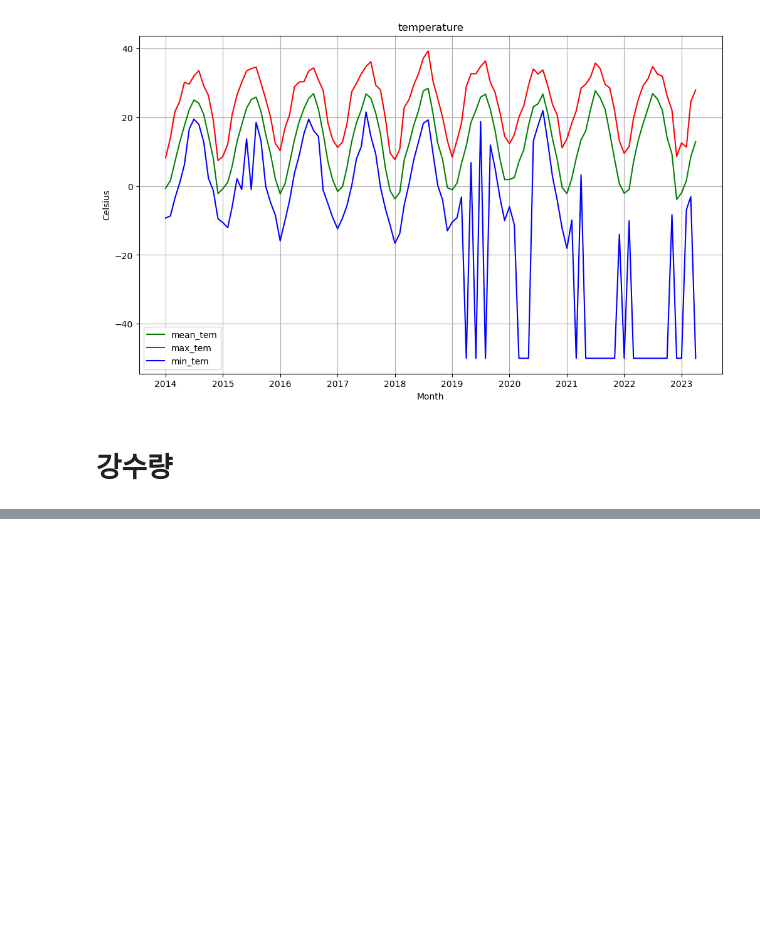
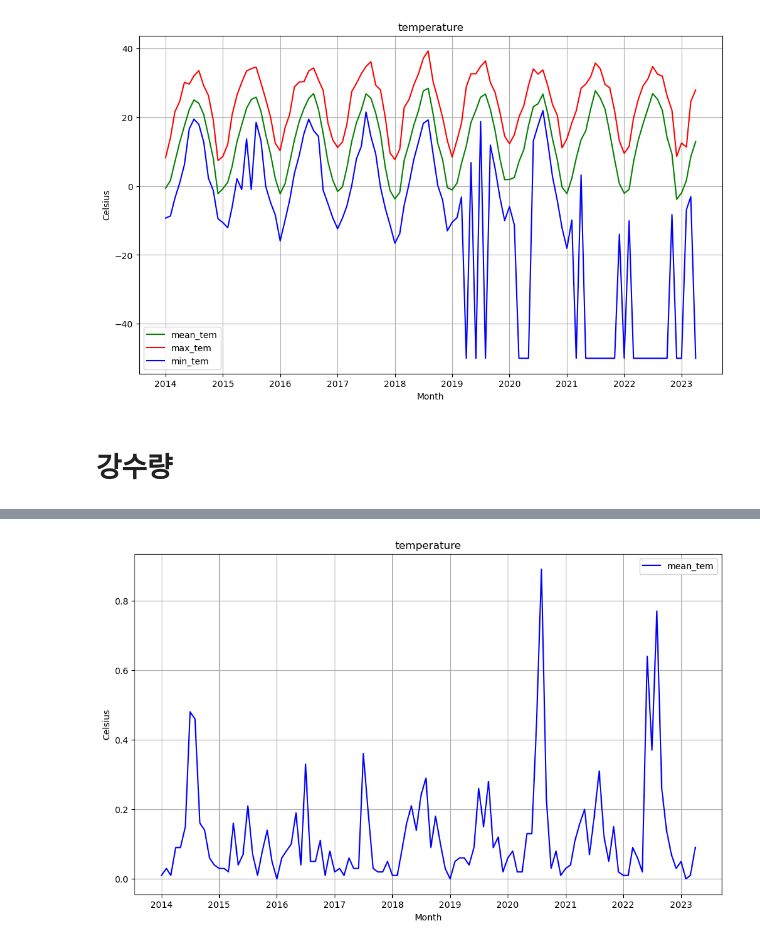
Before and after one commit to gyubinc/Hwaseong_Population_Forecasting, a Jupyter notebook: EDA/기온,강수 데이터처리.ipynb, the cells around one changed output, grey strips where cells are left out. Cells and saved outputs as stored; diff of their text form; code cells hidden in the pictures; blank space fills up the shorter version.

Commit message:
feat) last EDA

```diff
--- a/EDA/기온,강수 데이터처리.ipynb
+++ b/EDA/기온,강수 데이터처리.ipynb
@@ -200,3 +200,9 @@ def gangsu(pas):
     print(f'Total Month : {len(temperature)}')
     print(temperature)
     return temperature
+# %%
+gangsu_list = []
+for li in pass_list:
+    mon_data = gangsu(li)
+    for data in mon_data:
+        gangsu_list.append(data)
@@ -202,0 +234,2 @@ def gangsu(pas):
+# %%
+last_gang = pd.DataFrame({'월평균강수' : gangsu_list}, index = hwaseong['월별'])
@@ -202,0 +255,28 @@ def gangsu(pas):
+# %%
+x = last_tem.index
+y1 = last_gang
+# %%
+import matplotlib.pyplot as plt
+
+
+fig = plt.figure(figsize = (12, 7))
+ax = plt.subplot(111)
+
+ax.plot(x, y1, color='b', label='mean_tem')
+
+
+# 그래프 제목과 축 레이블 설정
+ax.set_title('temperature')
+ax.set_xlabel('Month')
+ax.set_ylabel('Celsius')
+
+# 그리드 표시
+ax.grid(True)
+
+# 범례 추가
+ax.legend()
+
+# 그래프 표시
+plt.show()
+# %% [output]
+[figure, added]
```
Also changed, not shown: parts of 4 cells of this notebook.
